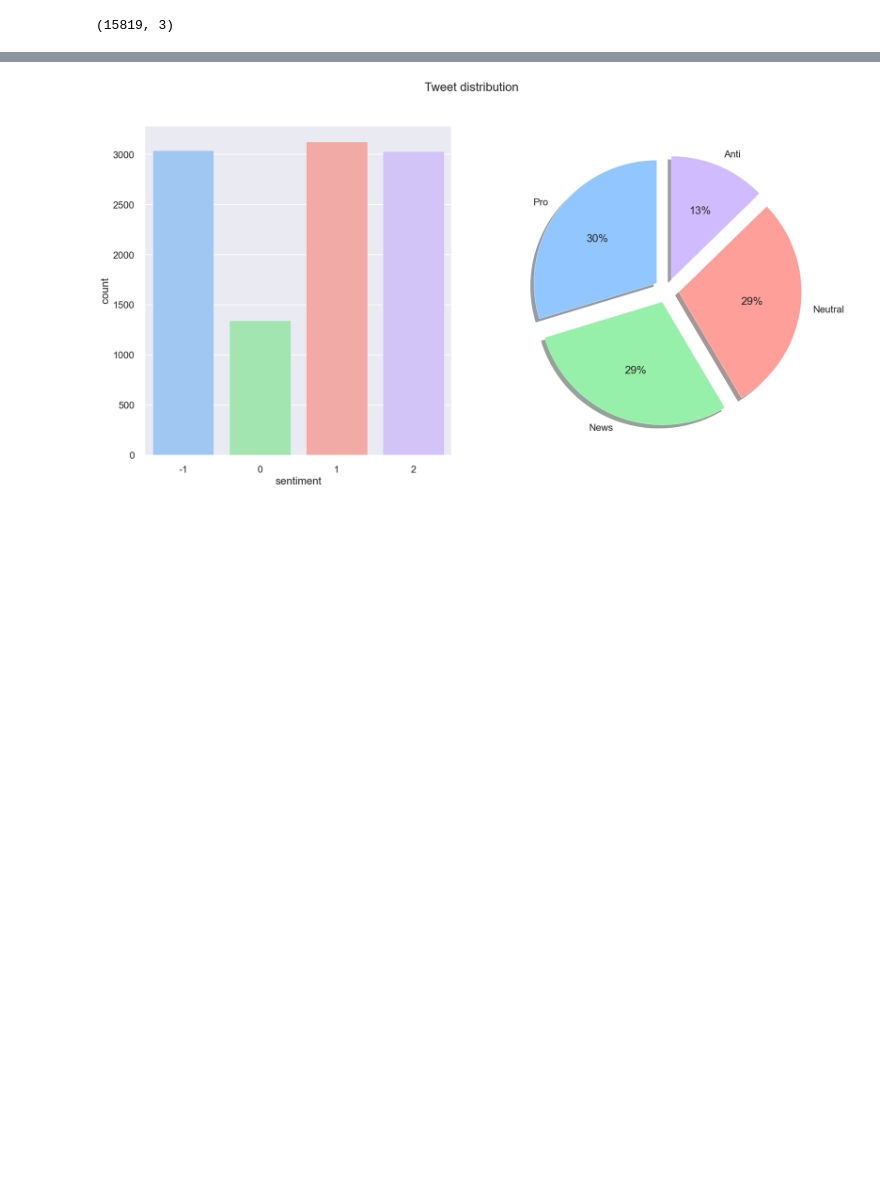
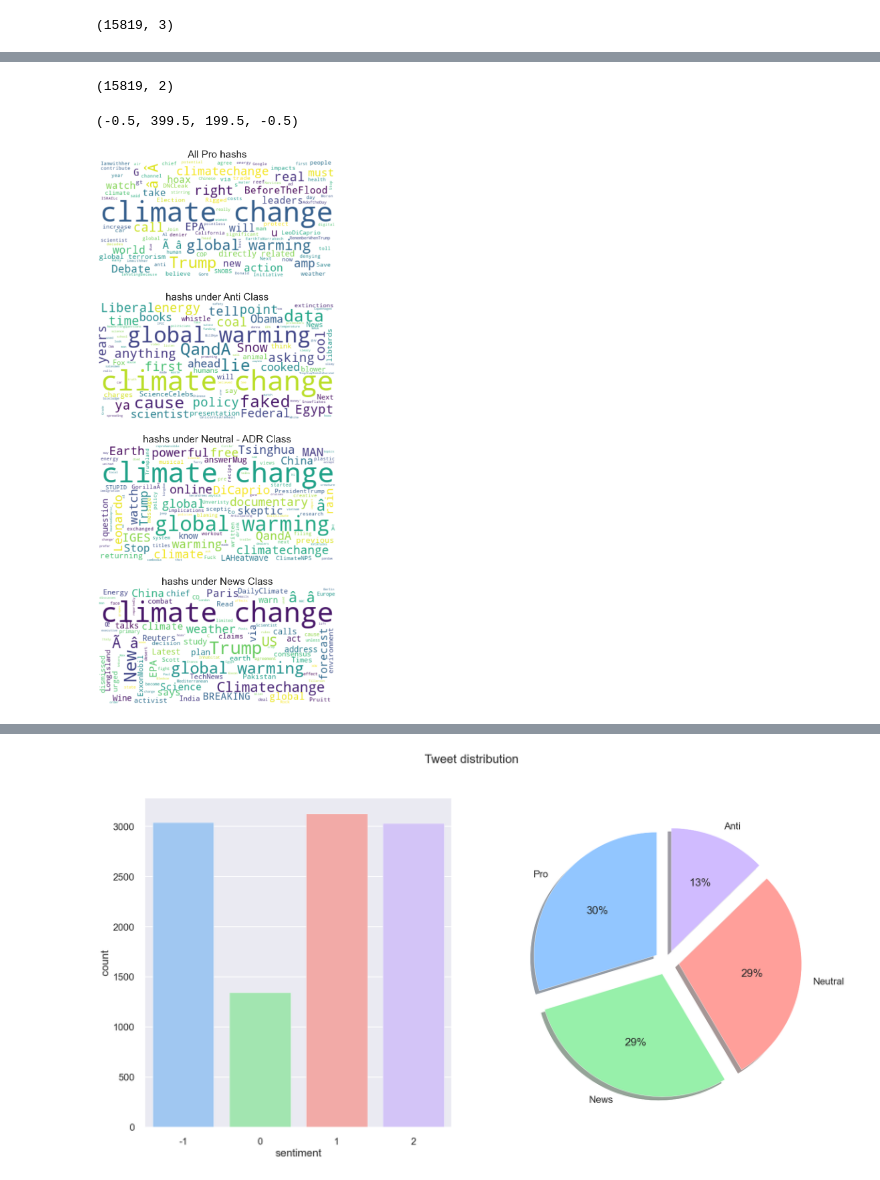
Before and after one commit to MafikengZ/NLP-Tweet-Sentiment-Ananlysis, a Jupyter notebook: Team_notebooks/MpilenhleV3.ipynb, the cells around one changed output, grey strips where cells are left out. Saved outputs shown, nothing was run; the diff lists cells and outputs as text; code cells hidden in the pictures; blank space fills up the shorter version.

```diff
--- a/Team_notebooks/MpilenhleV3.ipynb
+++ b/Team_notebooks/MpilenhleV3.ipynb
@@ -88,0 +123,5 @@ df_test.head()
+# %%
+tt = df[['sentiment' ,'hashtags']]
+tt.shape
+# %% [output]
+(15819, 2)
@@ -88,0 +172,50 @@ df_test.head()
+# %%
+t_neg = tt[tt['sentiment'] == -1]
+
+#remmoving the mentions
+pattern_url = r'\d'
+subs_url = r''
+t_neg['hashtags'] = t_neg['hashtags'].replace(to_replace = pattern_url, value = subs_url, regex = True)
+
+#remmoving the mentions
+pattern_url = r'http[s]://[A-Za-z./]+'
+subs_url = r''
+t_neg['hashtags'] = t_neg['hashtags'].replace(to_replace = pattern_url, value = subs_url, regex = True)
+
+t_neg.to_csv('df_anti_hashtags.csv', index=False)
+# %%
+hash_pro = " ".join([review for review in t1.hashtags if review is not np.nan])
+hash_neutral = " ".join(review for review in t0.hashtags if review is not np.nan)
+hash_news = " ".join(review for review in t2.hashtags if review is not np.nan)
+hash_anti = " ".join(review for review in t_neg.hashtags if review is not np.nan)
+# %%
+
+
+fig, ax = plt.subplots(4, 1, figsize  = (30,30))
+
+# Create and generate a word cloud image:
+wordcloud_pro = WordCloud(max_font_size=50, max_words=100,
+                        background_color="white").generate(hash_pro)
+wordcloud_neutral = WordCloud(max_font_size=50, max_words=100
+                            , background_color="white").generate(hash_neutral)
+wordcloud_news = WordCloud(max_font_size=50, max_words=100,
+                        background_color="white").generate(hash_news)
+wordcloud_anti = WordCloud(max_font_size=50, max_words=100,
+                        background_color="white").generate(hash_anti)
+
+# Display the generated image:
+ax[0].imshow(wordcloud_pro, interpolation='bilinear')
+ax[0].set_title('All Pro hashs', fontsize=30)
+ax[0].axis('off')
+ax[1].imshow(wordcloud_anti, interpolation='bilinear')
+ax[1].set_title('hashs under Anti Class',fontsize=30)
+ax[1].axis('off')
+ax[2].imshow(wordcloud_neutral, interpolation='bilinear')
+ax[2].set_title('hashs under Neutral - ADR Class',fontsize=30)
+ax[2].axis('off')
+ax[3].imshow(wordcloud_news, interpolation='bilinear')
+ax[3].set_title('hashs under News Class',fontsize=30)
+ax[3].axis('off')
+# %% [output]
+(-0.5, 399.5, 199.5, -0.5)
+[figure, added]
```
Also changed, not shown: parts of 37 cells of this notebook, 32 other files.
